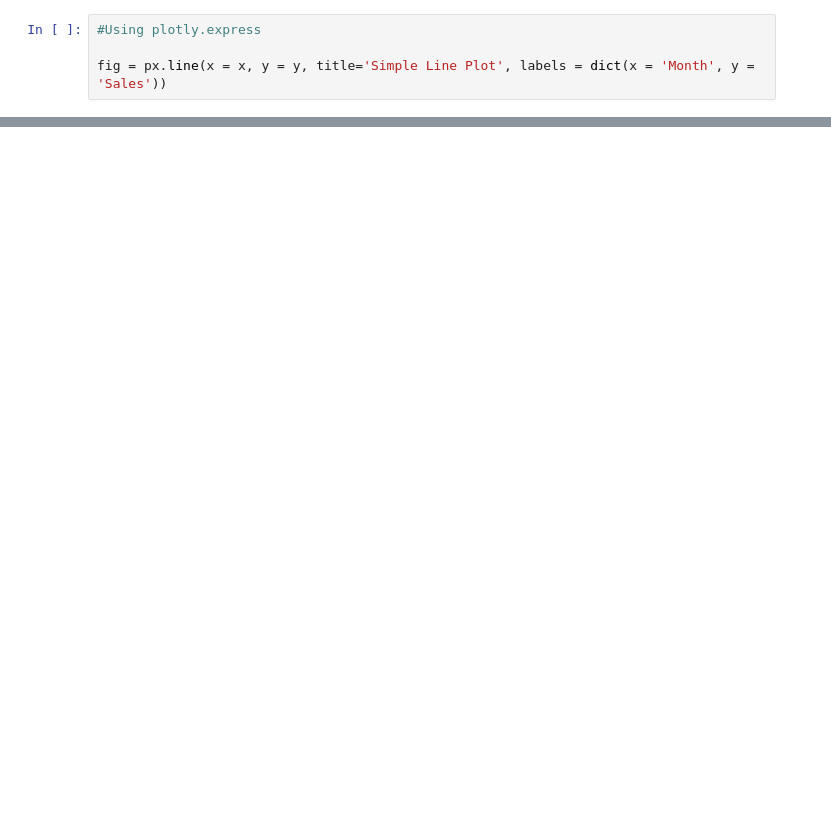
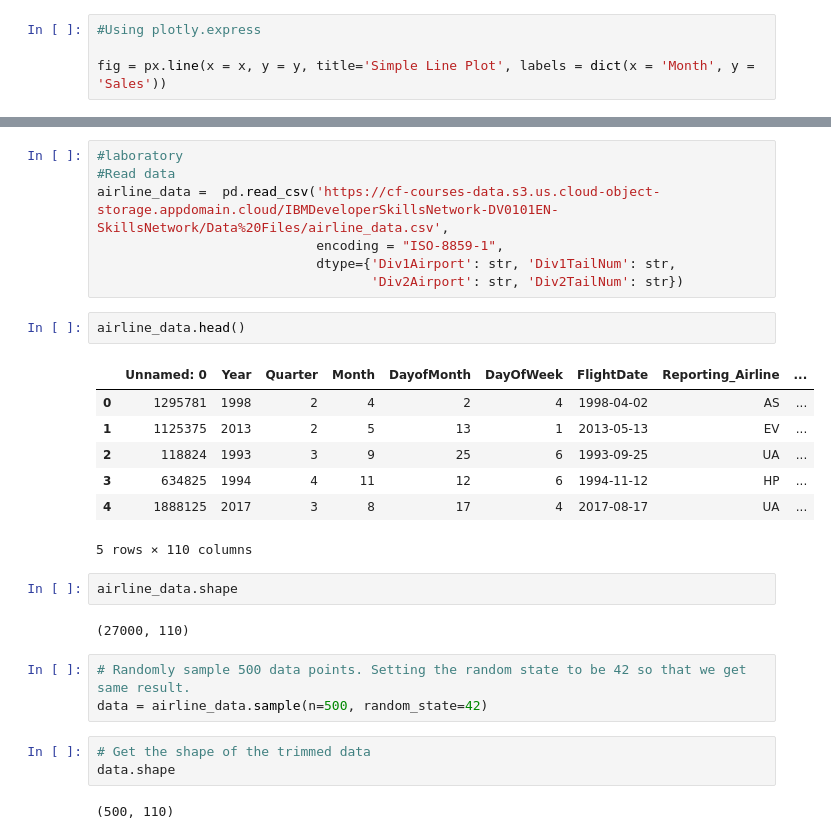
Before and after one commit to eeeds/Data-Visualization, a Jupyter notebook: Ejercicio 5.ipynb, the cells around one changed output, grey strips where cells are left out. Drawn from its saved outputs; the diff is of its cells as text; blank space fills up the shorter version.

```diff
--- a/Ejercicio 5.ipynb
+++ b/Ejercicio 5.ipynb
@@ -32,3 +33,32 @@ fig = px.line(x = x, y = y, title='Simple Line Plot', labels = dict(x = 'Month',
 fig.show()
 # %% [output]
 [interactive output not drawn]
+# %%
+#laboratory
+#Read data
+airline_data =  pd.read_csv('https://cf-courses-data.s3.us.cloud-object-storage.appdomain.cloud/IBMDeveloperSkillsNetwork-DV0101EN-SkillsNetwork/Data%20Files/airline_data.csv',
+                            encoding = "ISO-8859-1",
+                            dtype={'Div1Airport': str, 'Div1TailNum': str,
+                                   'Div2Airport': str, 'Div2TailNum': str})
+# %%
+airline_data.head()
+# %% [output]
+|  | Unnamed: 0 | Year | Quarter | Month | DayofMonth | DayOfWeek | FlightDate | Reporting_Airline | ... |
+| 0 | 1295781 | 1998 | 2 | 4 | 2 | 4 | 1998-04-02 | AS | ... |
+| 1 | 1125375 | 2013 | 2 | 5 | 13 | 1 | 2013-05-13 | EV | ... |
+| 2 | 118824 | 1993 | 3 | 9 | 25 | 6 | 1993-09-25 | UA | ... |
+| 3 | 634825 | 1994 | 4 | 11 | 12 | 6 | 1994-11-12 | HP | ... |
+| 4 | 1888125 | 2017 | 3 | 8 | 17 | 4 | 2017-08-17 | UA | ... |
+5 rows × 110 columns
+# %%
+airline_data.shape
+# %% [output]
+(27000, 110)
+# %%
+# Randomly sample 500 data points. Setting the random state to be 42 so that we get same result.
+data = airline_data.sample(n=500, random_state=42)
+# %%
+# Get the shape of the trimmed data
+data.shape
+# %% [output]
+(500, 110)
```
Also changed, not shown: parts of 28 cells of this notebook, 1 other file.
